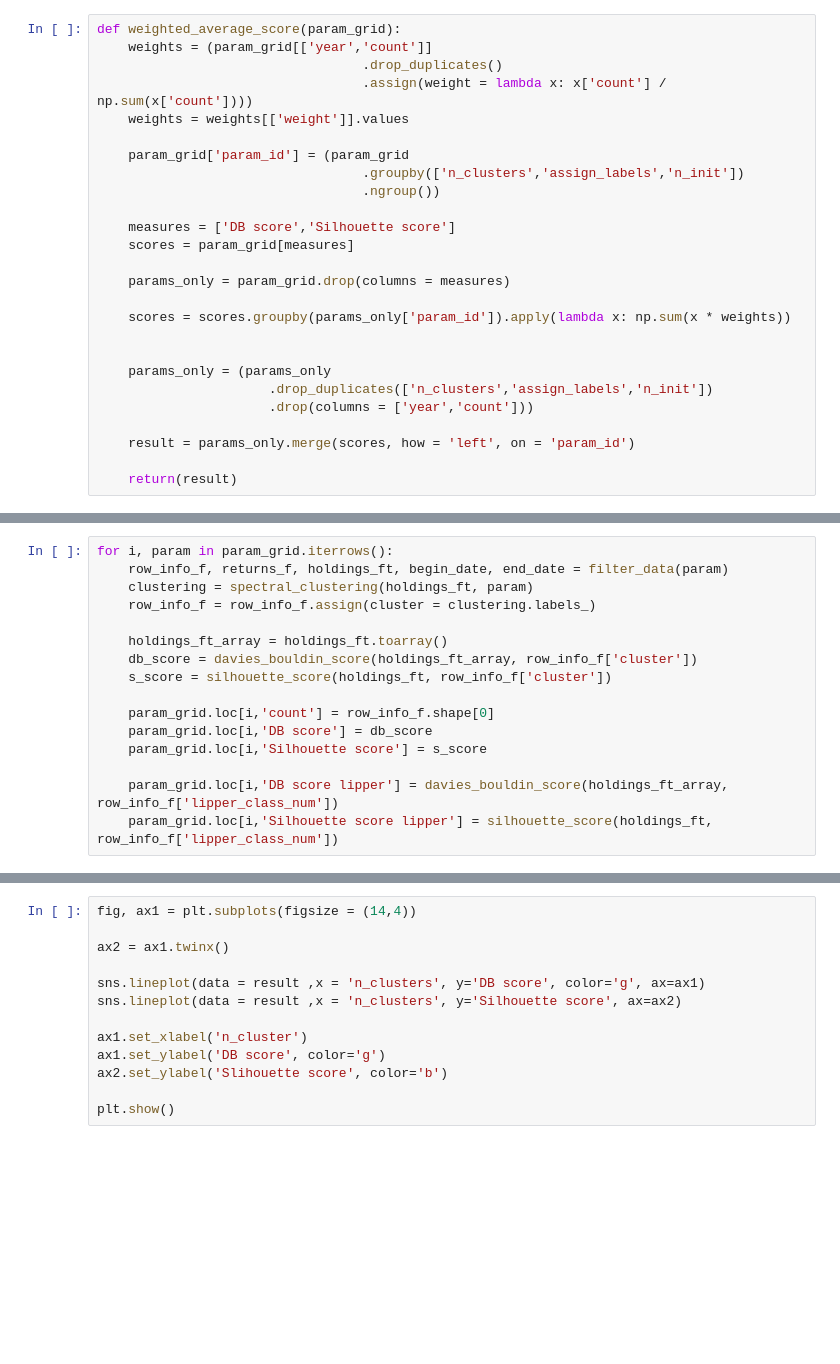
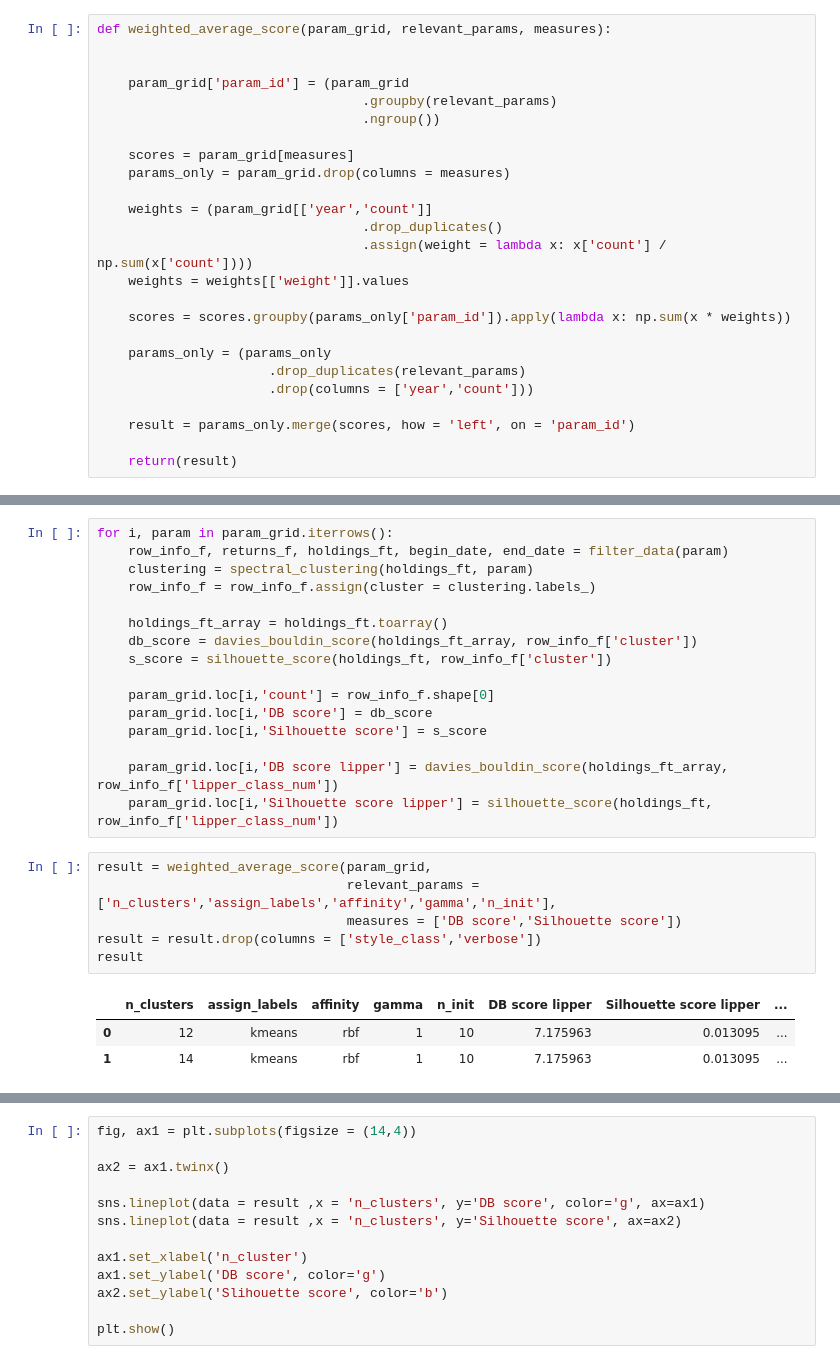
Before and after one commit to Amglex/Mutual-Funds, a Jupyter notebook: notebooks/052 - Spectral clustering.ipynb, the cells around one changed output, grey strips where cells are left out. Cells and saved outputs as stored; diff of their text form; blank space fills up the shorter version.

```diff
--- a/notebooks/052 - Spectral clustering.ipynb
+++ b/notebooks/052 - Spectral clustering.ipynb
@@ -163,26 +253,25 @@ def expand_grid(dictionary):
                            columns=dictionary.keys())
     return(temp)
 # %%
-def weighted_average_score(param_grid):
+def weighted_average_score(param_grid, relevant_params, measures):
+
+
+    param_grid['param_id'] = (param_grid
+                                  .groupby(relevant_params)
+                                  .ngroup())
+
+    scores = param_grid[measures]
+    params_only = param_grid.drop(columns = measures)
+
     weights = (param_grid[['year','count']]
                                   .drop_duplicates()
                                   .assign(weight = lambda x: x['count'] / np.sum(x['count'])))
     weights = weights[['weight']].values
 
-    param_grid['param_id'] = (param_grid
-                                  .groupby(['n_clusters','assign_labels','n_init'])
-                                  .ngroup())
-
-    measures = ['DB score','Silhouette score']
-    scores = param_grid[measures]
-
-    params_only = param_grid.drop(columns = measures)
-
     scores = scores.groupby(params_only['param_id']).apply(lambda x: np.sum(x * weights))
 
-
     params_only = (params_only
-                      .drop_duplicates(['n_clusters','assign_labels','n_init'])
+                      .drop_duplicates(relevant_params)
                       .drop(columns = ['year','count']))
 
     result = params_only.merge(scores, how = 'left', on = 'param_id')
@@ -224,3 +313,13 @@ for i, param in param_grid.iterrows():
 
     param_grid.loc[i,'DB score lipper'] = davies_bouldin_score(holdings_ft_array, row_info_f['lipper_class_num'])
     param_grid.loc[i,'Silhouette score lipper'] = silhouette_score(holdings_ft, row_info_f['lipper_class_num'])
+# %%
+result = weighted_average_score(param_grid,
+                                relevant_params = ['n_clusters','assign_labels','affinity','gamma','n_init'],
+                                measures = ['DB score','Silhouette score'])
+result = result.drop(columns = ['style_class','verbose'])
+result
+# %% [output]
+|  | n_clusters | assign_labels | affinity | gamma | n_init | DB score lipper | Silhouette score lipper | ... |
+| 0 | 12 | kmeans | rbf | 1 | 10 | 7.175963 | 0.013095 | ... |
+| 1 | 14 | kmeans | rbf | 1 | 10 | 7.175963 | 0.013095 | ... |
```
Also changed, not shown: parts of 23 cells of this notebook.
